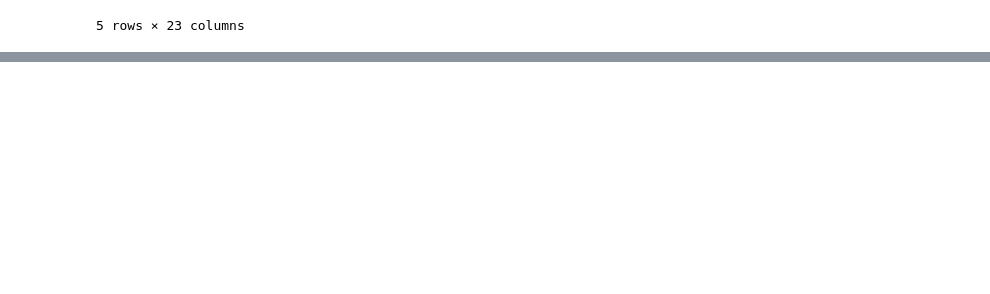
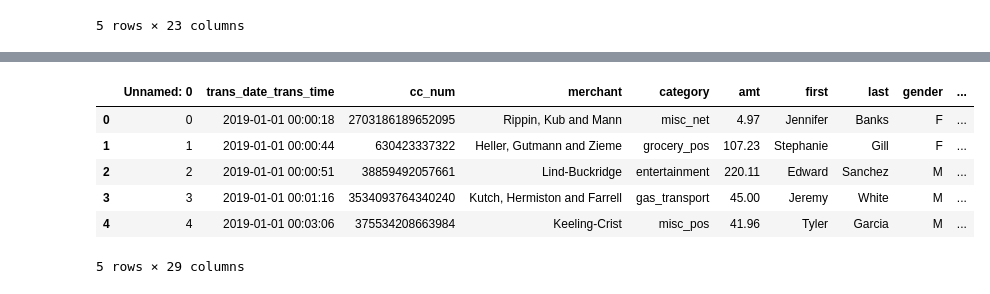
Before and after one commit to SirErikPak/CreditCardFraud, a Jupyter notebook: Notebook/Fraud.ipynb, the cells around one changed output, grey strips where cells are left out. Cells and saved outputs as stored; diff of their text form; code cells hidden in the pictures; blank space fills up the shorter version.

Commit message:
Update functions & Notebook

```diff
--- a/Notebook/Fraud.ipynb
+++ b/Notebook/Fraud.ipynb
@@ -151,0 +208,36 @@ u.geocode_address("561 Perry Cove, Moravian Falls, NC, 28654, USA")
+# %%
+# Create a mapping for industry identifier
+mii_to_industry = {
+    '1': 'Airlines',
+    '2': 'Airlines & Financial',
+    '3': 'Travel & Entertainment (e.g., American Express, Diners Club)',
+    '4': 'Banking & Financial (e.g., Visa)',
+    '5': 'Banking & Financial (e.g., Mastercard)',
+    '6': 'Merchandising & Banking (e.g., Discover)',
+    '7': 'Petroleum',
+    '8': 'Healthcare & Telecommunications',
+    '9': 'National Assignment / Other'
+}
+
+# apply lamda function to map first digit of cc_num to industry
+df['industry'] = df['cc_num'].apply(lambda x: u.map_first_digit_to_value(x, mapping_dict=mii_to_industry))
+
+# determe credit card network
+df['cc_network'] = df['cc_num'].apply(lambda x: u.get_credit_card_network(str(x)))
+
+# determine store distance
+df['store_distance'] = df.apply(
+    lambda x: u.haversine_distance_calc(x['lat'], x['long'], x['merch_lat'], x['merch_long']),
+    axis=1
+)
+
+# Display the first few rows of the updated DataFrame
+df.head()
+# %% [output]
+|  | Unnamed: 0 | trans_date_trans_time | cc_num | merchant | category | amt | first | last | gender | ... |
+| 0 | 0 | 2019-01-01 00:00:18 | 2703186189652095 | Rippin, Kub and Mann | misc_net | 4.97 | Jennifer | Banks | F | ... |
+| 1 | 1 | 2019-01-01 00:00:44 | 630423337322 | Heller, Gutmann and Zieme | grocery_pos | 107.23 | Stephanie | Gill | F | ... |
+| 2 | 2 | 2019-01-01 00:00:51 | 38859492057661 | Lind-Buckridge | entertainment | 220.11 | Edward | Sanchez | M | ... |
+| 3 | 3 | 2019-01-01 00:01:16 | 3534093764340240 | Kutch, Hermiston and Farrell | gas_transport | 45.00 | Jeremy | White | M | ... |
+| 4 | 4 | 2019-01-01 00:03:06 | 375534208663984 | Keeling-Crist | misc_pos | 41.96 | Tyler | Garcia | M | ... |
+5 rows × 29 columns
```
Also changed, not shown: parts of 14 cells of this notebook, 2 other files.
